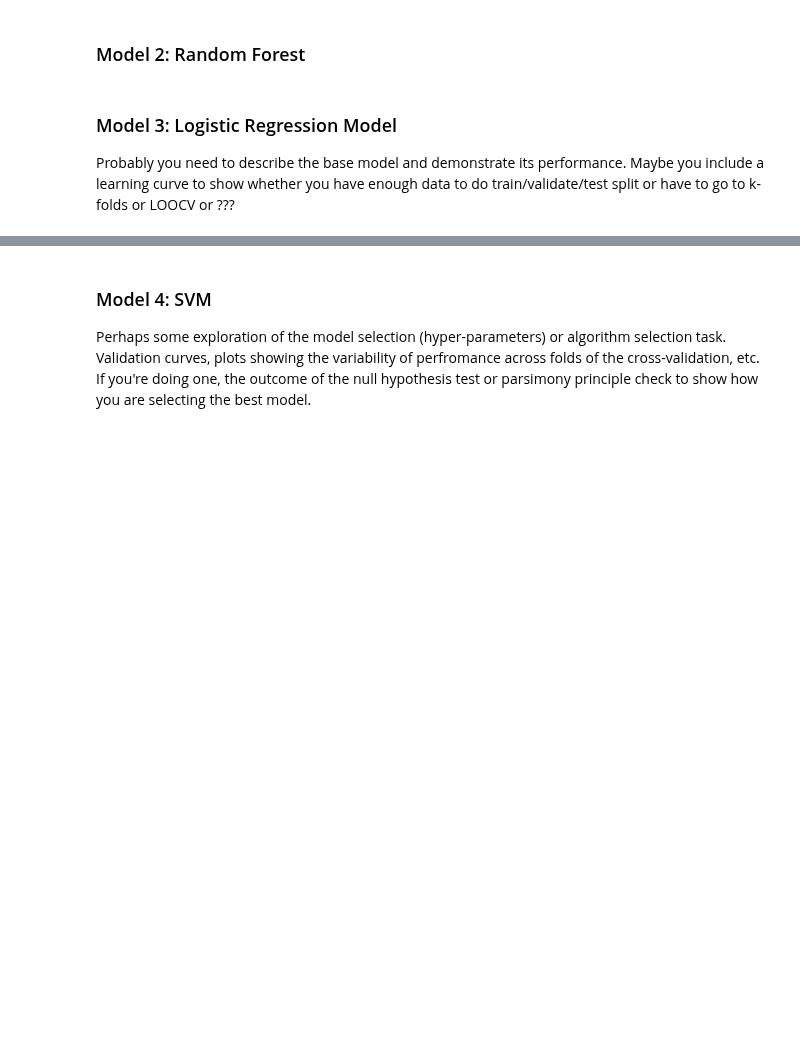
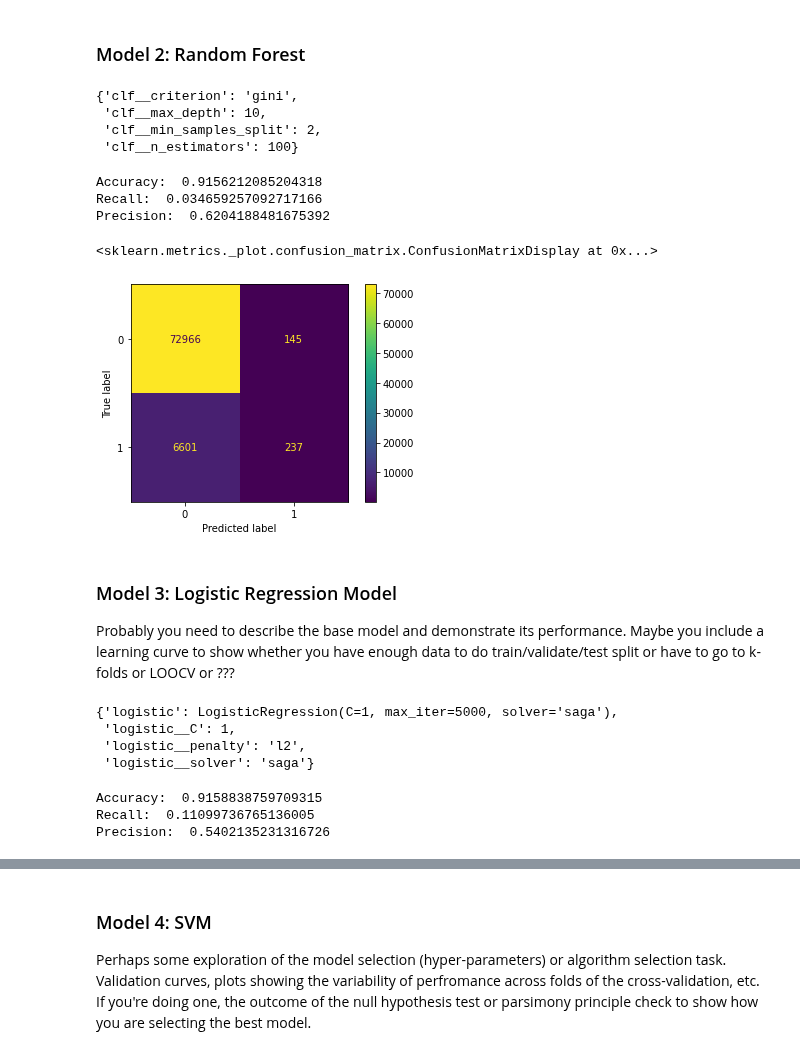
Before and after one commit to COGS118A/Group023-Sp22, a Jupyter notebook: FinalProject_group023.ipynb, the cells around one changed output, grey strips where cells are left out. Saved outputs shown, nothing was run; the diff lists cells and outputs as text; code cells hidden in the pictures; blank space fills up the shorter version.

Commit message:
Added RandomForest and Logistic

```diff
--- a/FinalProject_group023.ipynb
+++ b/FinalProject_group023.ipynb
@@ -178,6 +185,7 @@ heart.head(1)
 You will likely have different subsections as you go through your report. For instance you might start with an analysis of the dataset/problem and from there you might be able to draw out the kinds of algorithms that are / aren't appropriate to tackle the solution.  Or something else completely if this isn't the way your project works.
 # %%
 pipe_dt = Pipeline([
+    ("imp", SimpleImputer(missing_values=np.nan, strategy='mean')),
     ("clf", DecisionTreeClassifier())
 ])
 
@@ -188,7 +196,7 @@ params = {
     "clf__max_features": [None, "sqrt", "log2"]
 }
 
-search = GridSearchCV(pipe_dt, params, n_jobs= -1, cv= 5, scoring= "recall")
-search.fit(X_train, y_train)
+search_dt = GridSearchCV(pipe_dt, params, n_jobs= -1, cv= 4, scoring= "recall")
+search_dt.fit(X_train, y_train)
 print(end="")
 # %%
@@ -213,6 +221,42 @@ ConfusionMatrixDisplay(confusion_matrix(y_test, search.predict(X_test))).plot()
 [figure]
 # %% [markdown]
 ### Model 2: Random Forest
+# %%
+pipe_rf = Pipeline([
+    ("imp", SimpleImputer(missing_values=np.nan, strategy='mean')),
+    ("clf", RandomForestClassifier())
+])
+
+params = {
+    "clf__n_estimators": [75, 100, 125],
+    "clf__max_depth": [3, 5, 10],
+    "clf__min_samples_split": [2, 3],
+    "clf__criterion": ["gini"],
+}
+
+search_rf = GridSearchCV(pipe_rf, params, n_jobs= -1, cv= 4, scoring= "recall")
+search_rf.fit(X_train, y_train)
+print(end="")
+# %%
+search_rf.best_params_
+# %% [output]
+{'clf__criterion': 'gini',
+ 'clf__max_depth': 10,
+ 'clf__min_samples_split': 2,
+ 'clf__n_estimators': 100}
+# %%
+print("Accuracy: ", accuracy_score(y_test, search_rf.predict(X_test)))
+print("Recall: ", recall_score(y_test, search_rf.predict(X_test)))
+print("Precision: ", precision_score(y_test, search_rf.predict(X_test)))
+# %% [output]
+Accuracy:  0.9156212085204318
+Recall:  0.034659257092717166
+Precision:  0.6204188481675392
+# %%
+ConfusionMatrixDisplay(confusion_matrix(y_test, search_rf.predict(X_test))).plot()
+# %% [output]
+<sklearn.metrics._plot.confusion_matrix.ConfusionMatrixDisplay at 0x...>
+[figure, added]
 # %% [markdown]
 ### Model 3: Logistic Regression Model
 
@@ -219,0 +300,15 @@ Probably you need to describe the base model and demonstrate its performance.  M
+# %%
+best_logistic.best_params_
+# %% [output]
+{'logistic': LogisticRegression(C=1, max_iter=5000, solver='saga'),
+ 'logistic__C': 1,
+ 'logistic__penalty': 'l2',
+ 'logistic__solver': 'saga'}
+# %%
+print("Accuracy: ", accuracy_score(y_test, best_logistic.predict(X_test)))
+print("Recall: ", recall_score(y_test, best_logistic.predict(X_test)))
+print("Precision: ", precision_score(y_test, best_logistic.predict(X_test)))
+# %% [output]
+Accuracy:  0.9158838759709315
+Recall:  0.11099736765136005
+Precision:  0.5402135231316726
```
Also changed, not shown: parts of 7 cells of this notebook.
